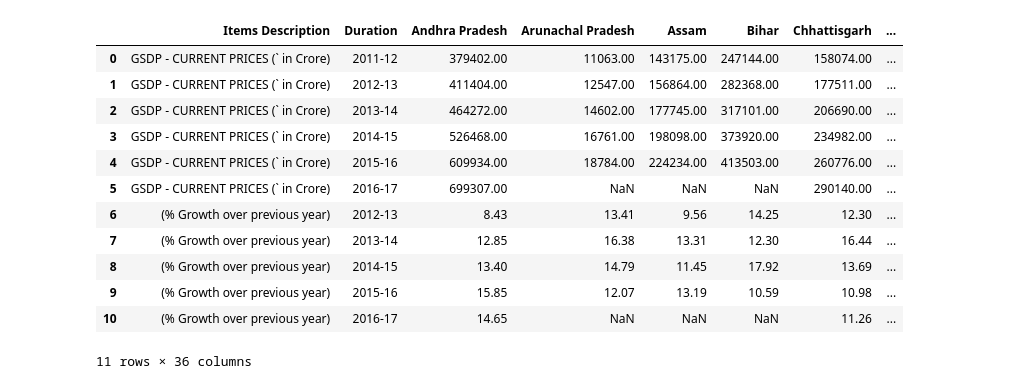
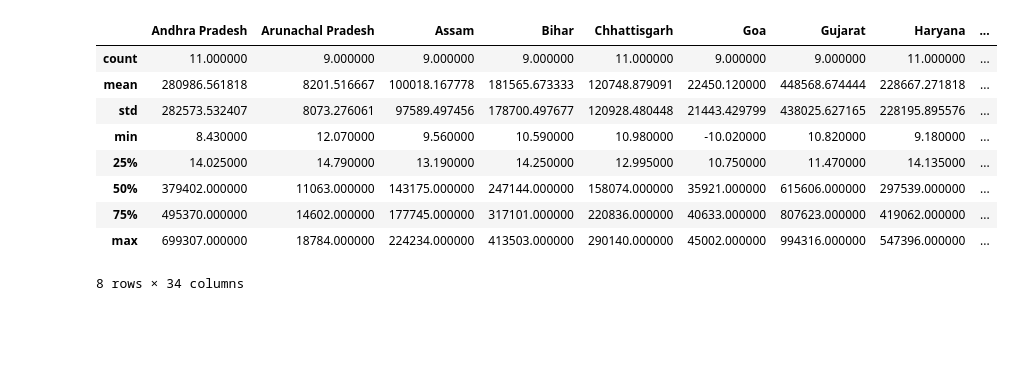
Before and after one commit to santosh12678/DS2019, a Jupyter notebook: EDA Part 01.ipynb, the cells around one changed output. Cells and saved outputs as stored; diff of their text form; code cells hidden in the pictures; blank space fills up the shorter version.

```diff
--- a/EDA Part 01.ipynb
+++ b/EDA Part 01.ipynb
@@ -6,18 +8,15 @@ import seaborn as sns
 # %%
 df = pd.read_csv("ab40c054-5031-4376-b52e-9813e776f65e.csv")
 # %%
-df
+df.describe()
 # %% [output]
-|  | Items Description | Duration | Andhra Pradesh | Arunachal Pradesh | Assam | Bihar | Chhattisgarh | ... |
-| 0 | GSDP - CURRENT PRICES (` in Crore) | 2011-12 | 379402.00 | 11063.00 | 143175.00 | 247144.00 | 158074.00 | ... |
-| 1 | GSDP - CURRENT PRICES (` in Crore) | 2012-13 | 411404.00 | 12547.00 | 156864.00 | 282368.00 | 177511.00 | ... |
-| 2 | GSDP - CURRENT PRICES (` in Crore) | 2013-14 | 464272.00 | 14602.00 | 177745.00 | 317101.00 | 206690.00 | ... |
-| 3 | GSDP - CURRENT PRICES (` in Crore) | 2014-15 | 526468.00 | 16761.00 | 198098.00 | 373920.00 | 234982.00 | ... |
-| 4 | GSDP - CURRENT PRICES (` in Crore) | 2015-16 | 609934.00 | 18784.00 | 224234.00 | 413503.00 | 260776.00 | ... |
-| 5 | GSDP - CURRENT PRICES (` in Crore) | 2016-17 | 699307.00 | NaN | NaN | NaN | 290140.00 | ... |
-| 6 | (% Growth over previous year) | 2012-13 | 8.43 | 13.41 | 9.56 | 14.25 | 12.30 | ... |
-| 7 | (% Growth over previous year) | 2013-14 | 12.85 | 16.38 | 13.31 | 12.30 | 16.44 | ... |
-| 8 | (% Growth over previous year) | 2014-15 | 13.40 | 14.79 | 11.45 | 17.92 | 13.69 | ... |
-| 9 | (% Growth over previous year) | 2015-16 | 15.85 | 12.07 | 13.19 | 10.59 | 10.98 | ... |
-| 10 | (% Growth over previous year) | 2016-17 | 14.65 | NaN | NaN | NaN | 11.26 | ... |
+|  | Andhra Pradesh | Arunachal Pradesh | Assam | Bihar | Chhattisgarh | Goa | Gujarat | Haryana | ... |
+| count | 11.000000 | 9.000000 | 9.000000 | 9.000000 | 11.000000 | 9.000000 | 9.000000 | 11.000000 | ... |
+| mean | 280986.561818 | 8201.516667 | 100018.167778 | 181565.673333 | 120748.879091 | 22450.120000 | 448568.674444 | 228667.271818 | ... |
+| std | 282573.532407 | 8073.276061 | 97589.497456 | 178700.497677 | 120928.480448 | 21443.429799 | 438025.627165 | 228195.895576 | ... |
+| min | 8.430000 | 12.070000 | 9.560000 | 10.590000 | 10.980000 | -10.020000 | 10.820000 | 9.180000 | ... |
+| 25% | 14.025000 | 14.790000 | 13.190000 | 14.250000 | 12.995000 | 10.750000 | 11.470000 | 14.135000 | ... |
+| 50% | 379402.000000 | 11063.000000 | 143175.000000 | 247144.000000 | 158074.000000 | 35921.000000 | 615606.000000 | 297539.000000 | ... |
+| 75% | 495370.000000 | 14602.000000 | 177745.000000 | 317101.000000 | 220836.000000 | 40633.000000 | 807623.000000 | 419062.000000 | ... |
+| max | 699307.000000 | 18784.000000 | 224234.000000 | 413503.000000 | 290140.000000 | 45002.000000 | 994316.000000 | 547396.000000 | ... |
-11 rows × 36 columns
+8 rows × 34 columns
```
Also changed, not shown: parts of 6 cells of this notebook.
